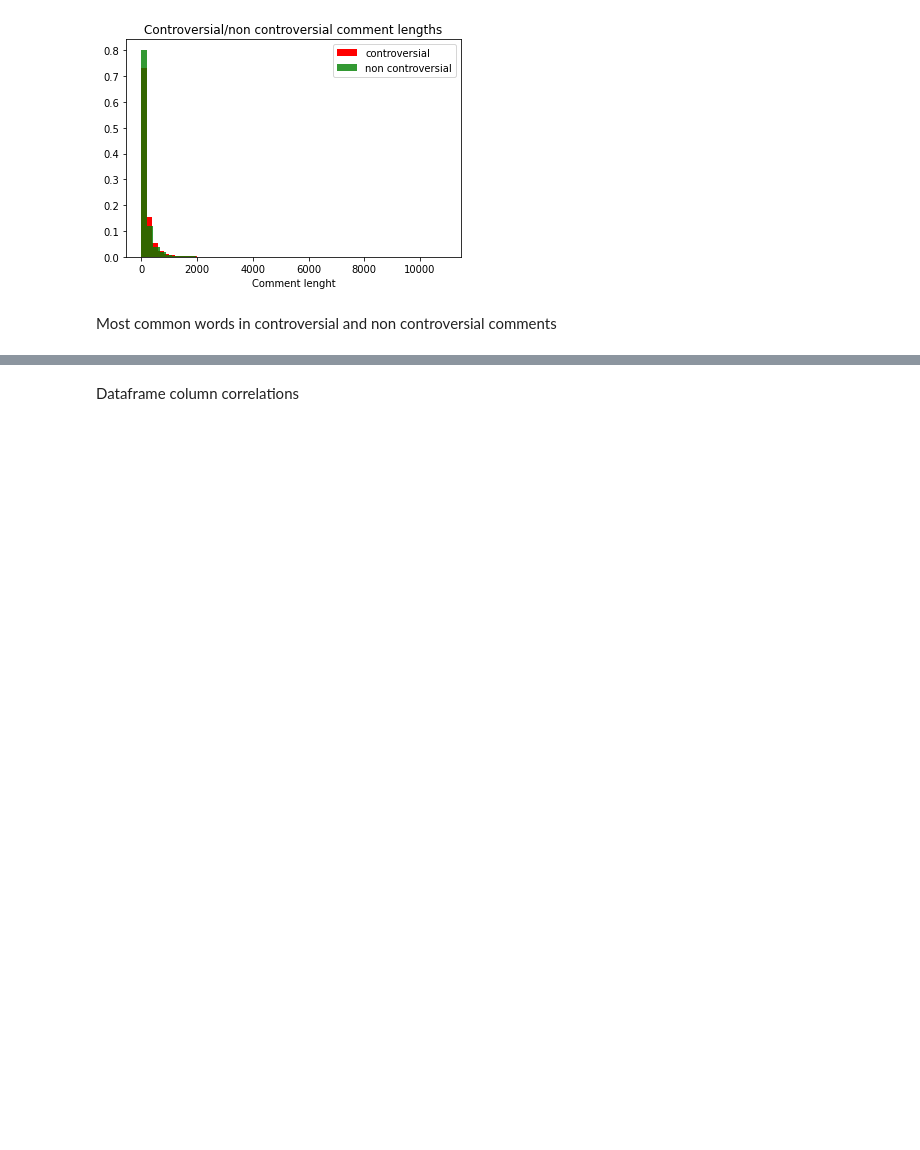
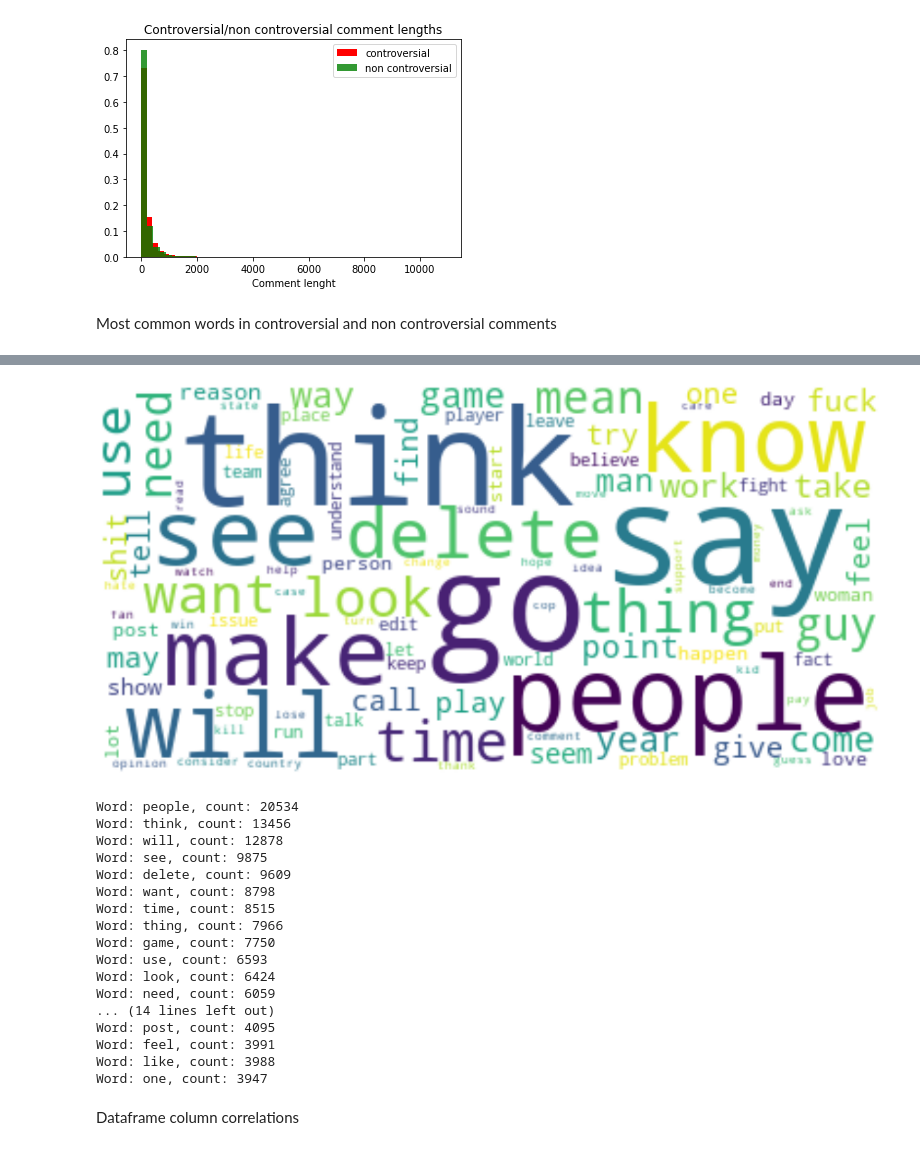
Before and after one commit to pretty-neat-org/siap, a Jupyter notebook: DataAnalysis.ipynb, the cells around one changed output, grey strips where cells are left out. Drawn from its saved outputs; the diff is of its cells as text; code cells hidden in the pictures; blank space fills up the shorter version.

```diff
--- a/DataAnalysis.ipynb
+++ b/DataAnalysis.ipynb
@@ -248,3 +235,42 @@ Word: things, count: 3630
+# %%
+wordcloud = WordCloud( background_color="white", max_font_size=70, max_words=100).generate(final)
+
+plt.figure(figsize = (20,20))
+plt.imshow(wordcloud, interpolation='bilinear')
+plt.axis("off")
+plt.show()
+
+stopwords = ['be', 'would', 'can', 's', 'get', 'make', 'say', 'go', 'know', 'have' , 'could', 'should',
+             'take', 'do', 'may' ]
+filtered_words = [word for word in final.split() if word not in stopwords]
+counted_words = Counter(filtered_words)
+
+word_count = {}
+
+for letter, count in counted_words.most_common(30):
+    word_count[letter] = count
+
+for i,j in word_count.items():
+        print('Word: {0}, count: {1}'.format(i,j))
+# %% [output]
+[figure, added]
+Word: people, count: 20534
+Word: think, count: 13456
+Word: will, count: 12878
+Word: see, count: 9875
+Word: delete, count: 9609
+Word: want, count: 8798
+Word: time, count: 8515
+Word: thing, count: 7966
+Word: game, count: 7750
+Word: use, count: 6593
+Word: look, count: 6424
+Word: need, count: 6059
+... (14 lines left out)
+Word: post, count: 4095
+Word: feel, count: 3991
+Word: like, count: 3988
+Word: one, count: 3947
 # %% [markdown]
 Dataframe column correlations
 # %%
```
Also changed, not shown: parts of 11 cells of this notebook.
